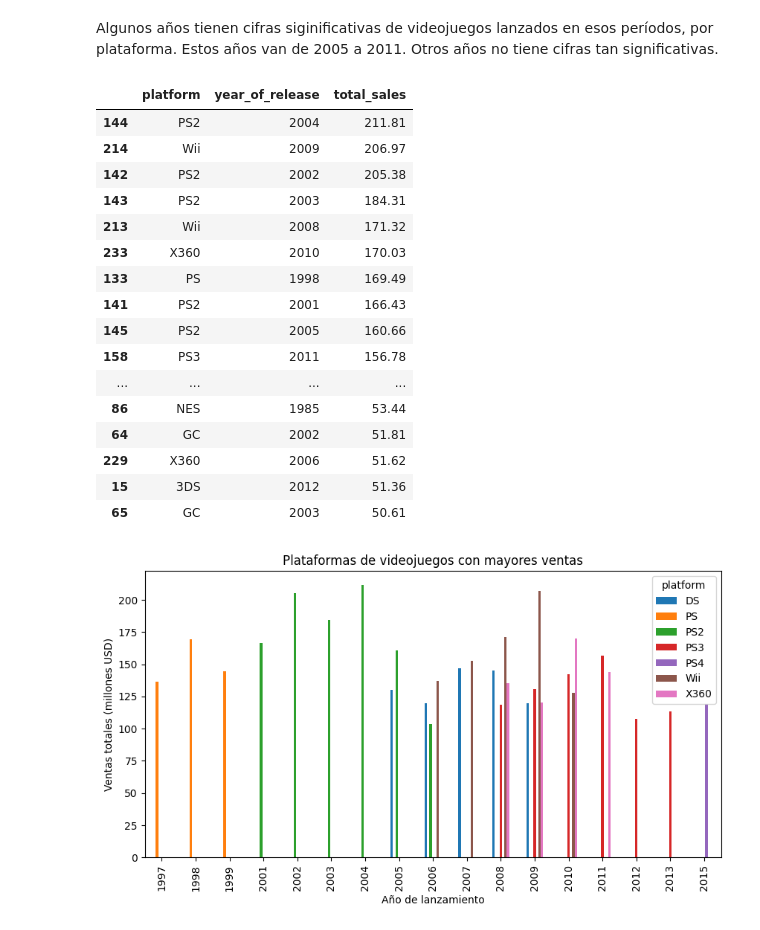
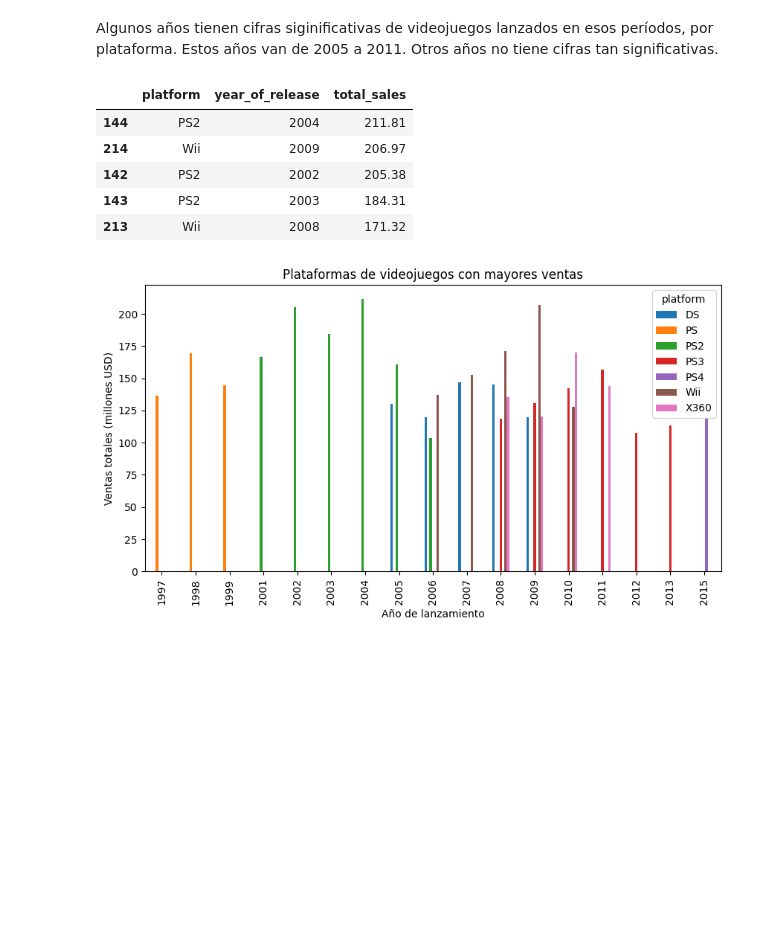
Before and after one commit to wh1tneyr/Analisis-exploratorio-de-datos-y-ambientes-virtuales, a Jupyter notebook: proyecto_05.ipynb, the cells around one changed output. Cells and saved outputs as stored; diff of their text form; code cells hidden in the pictures; blank space fills up the shorter version.

```diff
--- a/proyecto_05.ipynb
+++ b/proyecto_05.ipynb
@@ -164,26 +153,15 @@ Algunos años tienen cifras siginificativas de videojuegos lanzados en esos per
 # %%
 #calcular ventas por plataforma de juego y año
 sales_per_platform = games.groupby(['platform', 'year_of_release'])['total_sales'].sum().reset_index().sort_values(by='total_sales', ascending=False)
 
-sales_per_platform.head(60)
+sales_per_platform.head()
 # %% [output]
 |  | platform | year_of_release | total_sales |
 | 144 | PS2 | 2004 | 211.81 |
 | 214 | Wii | 2009 | 206.97 |
 | 142 | PS2 | 2002 | 205.38 |
 | 143 | PS2 | 2003 | 184.31 |
 | 213 | Wii | 2008 | 171.32 |
-| 233 | X360 | 2010 | 170.03 |
-| 133 | PS | 1998 | 169.49 |
-| 141 | PS2 | 2001 | 166.43 |
-| 145 | PS2 | 2005 | 160.66 |
-| 158 | PS3 | 2011 | 156.78 |
-| ... | ... | ... | ... |
-| 86 | NES | 1985 | 53.44 |
-| 64 | GC | 2002 | 51.81 |
-| 229 | X360 | 2006 | 51.62 |
-| 15 | 3DS | 2012 | 51.36 |
-| 65 | GC | 2003 | 50.61 |
 # %%
 #elegir las plataformas con mayores ventas (ventas sobre 100 mill)
 most_sellling_platforms = sales_per_platform[(sales_per_platform['total_sales'] > 100)]
```
Also changed, not shown: parts of 2 cells of this notebook.
